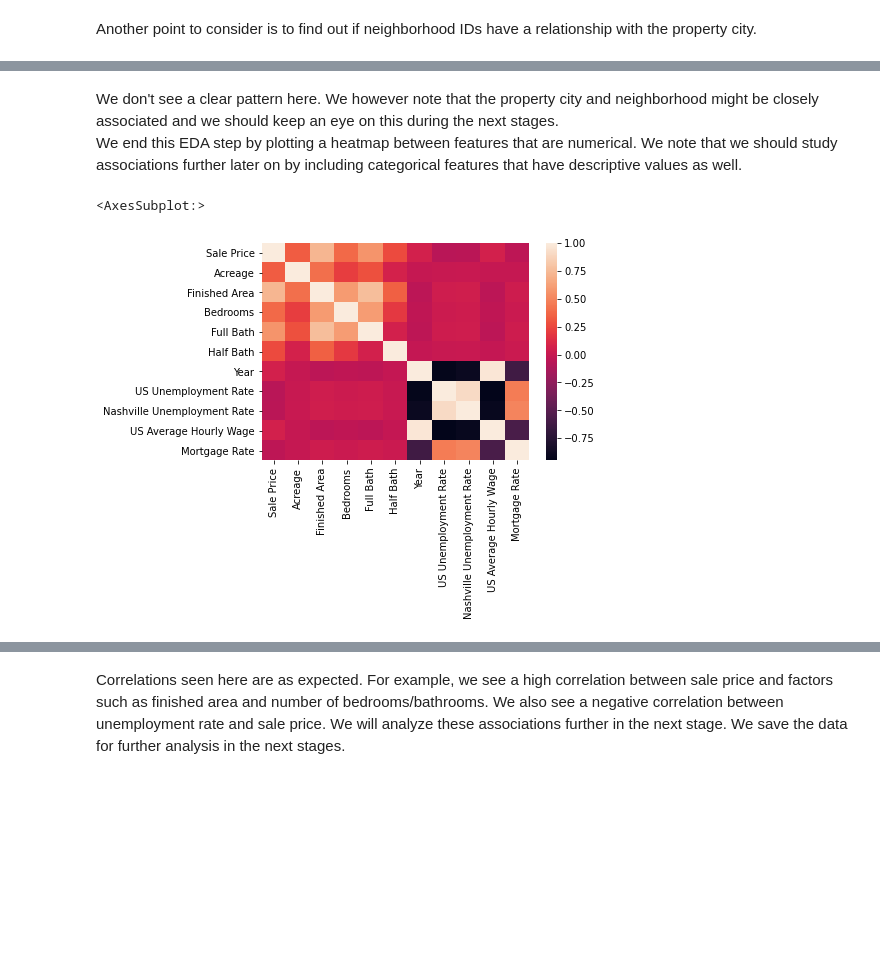
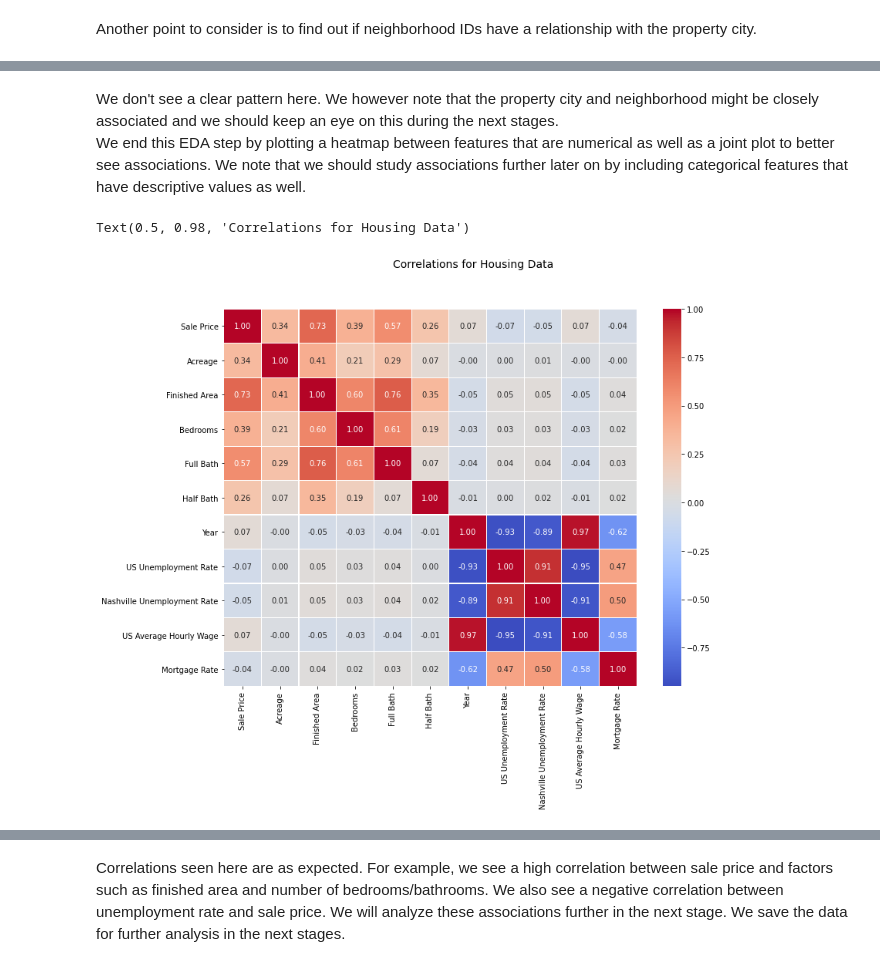
Before and after one commit to alalipour/Nashville-Housing-Prices, a Jupyter notebook: EDA(Nashville-Housing-Prices).ipynb, the cells around one changed output, grey strips where cells are left out. Saved outputs shown, nothing was run; the diff lists cells and outputs as text; code cells hidden in the pictures; blank space fills up the shorter version.

```diff
--- a/EDA(Nashville-Housing-Prices).ipynb
+++ b/EDA(Nashville-Housing-Prices).ipynb
@@ -527,12 +527,13 @@ Length: 12
 Categories (12, float64): [6926.0, 6927.0, 6950.0, 6834.0, ..., 9327.0, 6911.0, 6932.0, 6941.0]
 # %% [markdown]
 We don't see a clear pattern here. We however note that the property city and neighborhood might be closely associated and we should keep an eye on this during the next stages.<br>
-We end this EDA step by plotting a heatmap between features that are numerical. We note that we should study associations further later on by including categorical features that have descriptive values as well.
+We end this EDA step by plotting a heatmap between features that are numerical as well as a joint plot to better see associations. We note that we should study associations further later on by including categorical features that have descriptive values as well.
 # %%
-sns.heatmap(df[['Sale Price', 'Acreage',
-       'Neighborhood', 'Finished Area', 'Bedrooms', 'Full Bath', 'Half Bath',
-       'Year', 'US Unemployment Rate', 'Nashville Unemployment Rate',
-       'US Average Hourly Wage', 'Mortgage Rate']].corr())
+fig, ax = plt.subplots(figsize=(12, 9))
+sns.heatmap(df[['Sale Price', 'Acreage', 'Neighborhood', 'Finished Area', 'Bedrooms', 'Full Bath', 'Half Bath', 'Year',
+                'US Unemployment Rate', 'Nashville Unemployment Rate', 'US Average Hourly Wage', 'Mortgage Rate']].corr(),
+                annot=True, cmap="coolwarm", ax= ax, fmt='.2f', linewidths=.1)
+fig.suptitle('Correlations for Housing Data', fontsize=14)
 # %% [output]
-<AxesSubplot:>
+Text(0.5, 0.98, 'Correlations for Housing Data')
-[figure, old version]
+[figure, new version]
```
Also changed, not shown: parts of 3 cells of this notebook.
